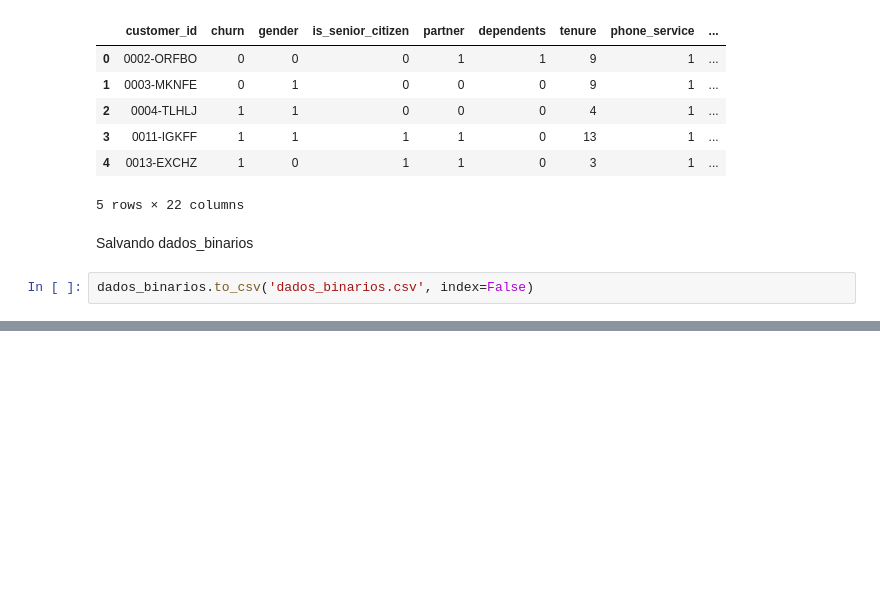
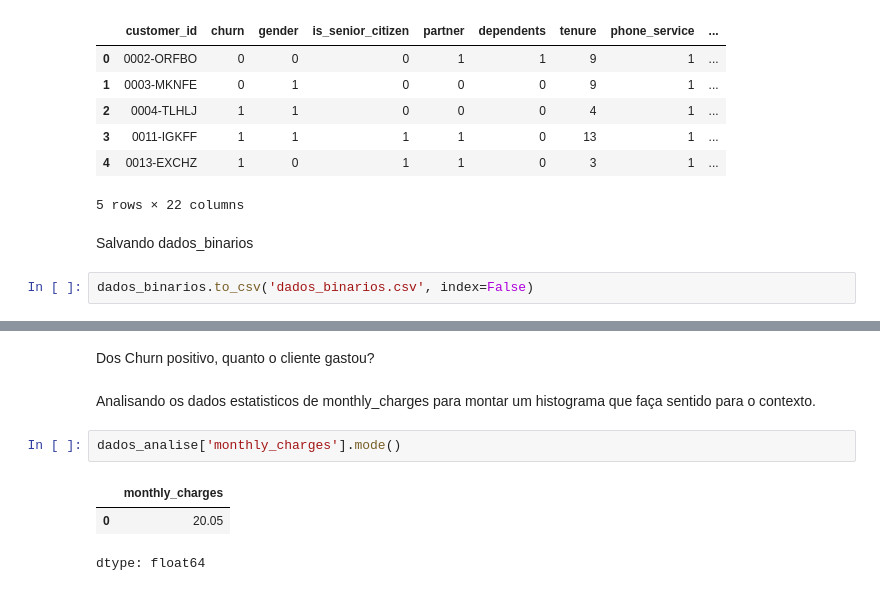
Before and after one commit to mmnasciment/TelecomX_CustomersChurn, a Jupyter notebook: TelecomX.ipynb, the cells around one changed output, grey strips where cells are left out. Drawn from its saved outputs; the diff is of its cells as text; blank space fills up the shorter version.

```diff
--- a/TelecomX.ipynb
+++ b/TelecomX.ipynb
@@ -593,0 +707,10 @@ dados_binarios.to_csv('dados_binarios.csv', index=False)
+# %% [markdown]
+Dos Churn positivo, quanto o cliente gastou?
+# %% [markdown]
+Analisando os dados estatisticos de monthly_charges para montar um histograma que faça sentido para o contexto.
+# %%
+dados_analise['monthly_charges'].mode()
+# %% [output]
+|  | monthly_charges |
+| 0 | 20.05 |
+dtype: float64
```
Also changed, not shown: parts of 25 cells of this notebook.
